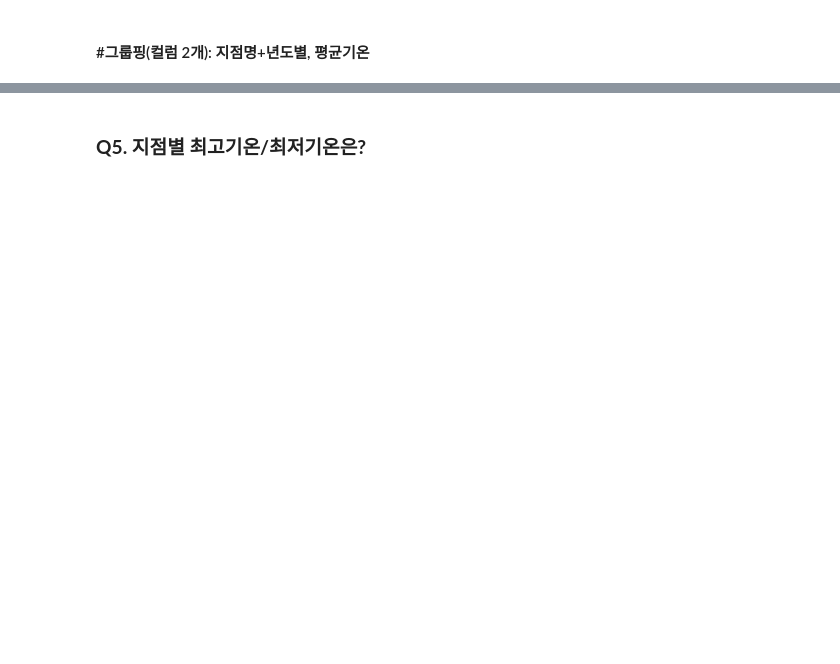
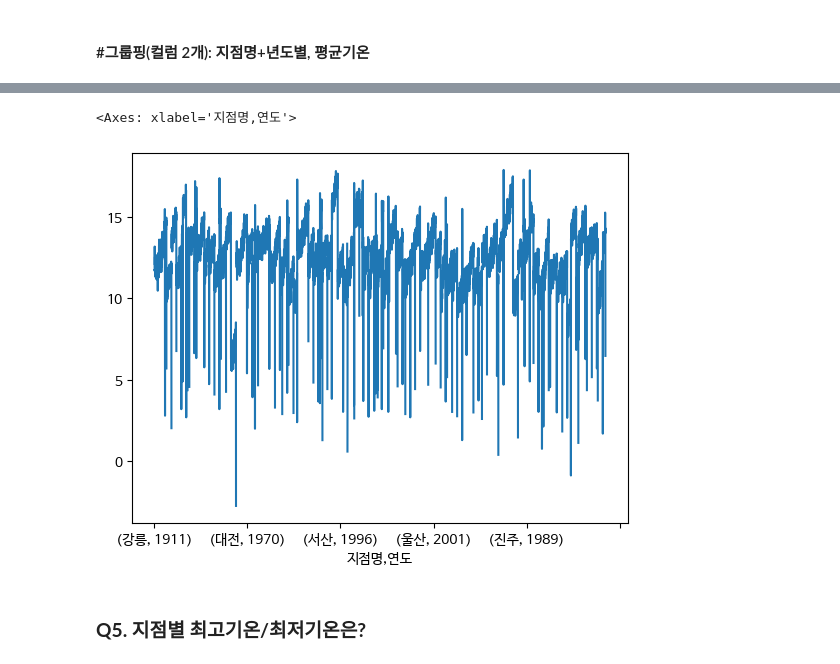
Before and after one commit to Basicsj/dataAnalysis, a Jupyter notebook: 2_데이터분석_03_공공데이터_기상청날씨_배포+실습.ipynb, the cells around one changed output, grey strips where cells are left out. Cells and saved outputs as stored; diff of their text form; code cells hidden in the pictures; blank space fills up the shorter version.

```diff
--- a/2_데이터분석_03_공공데이터_기상청날씨_배포+실습.ipynb
+++ b/2_데이터분석_03_공공데이터_기상청날씨_배포+실습.ipynb
@@ -539,6 +670,9 @@ df.groupby(['지점명','년도']).aggregate({'평균기온':'mean'})
 # %%
 # 선그래프 그리기
-df.groupby(['지점명','년도'])['평균기온'].agg('mean').plot()
+df.groupby(['지점명','연도'])['평균기온'].agg('mean').plot()
+# %% [output]
+<Axes: xlabel='지점명,연도'>
+[figure, added]
 # %% [markdown]
 ### **Q5. 지점별 최고기온/최저기온은?**
 # %%
```
Also changed, not shown: parts of 28 cells of this notebook.
